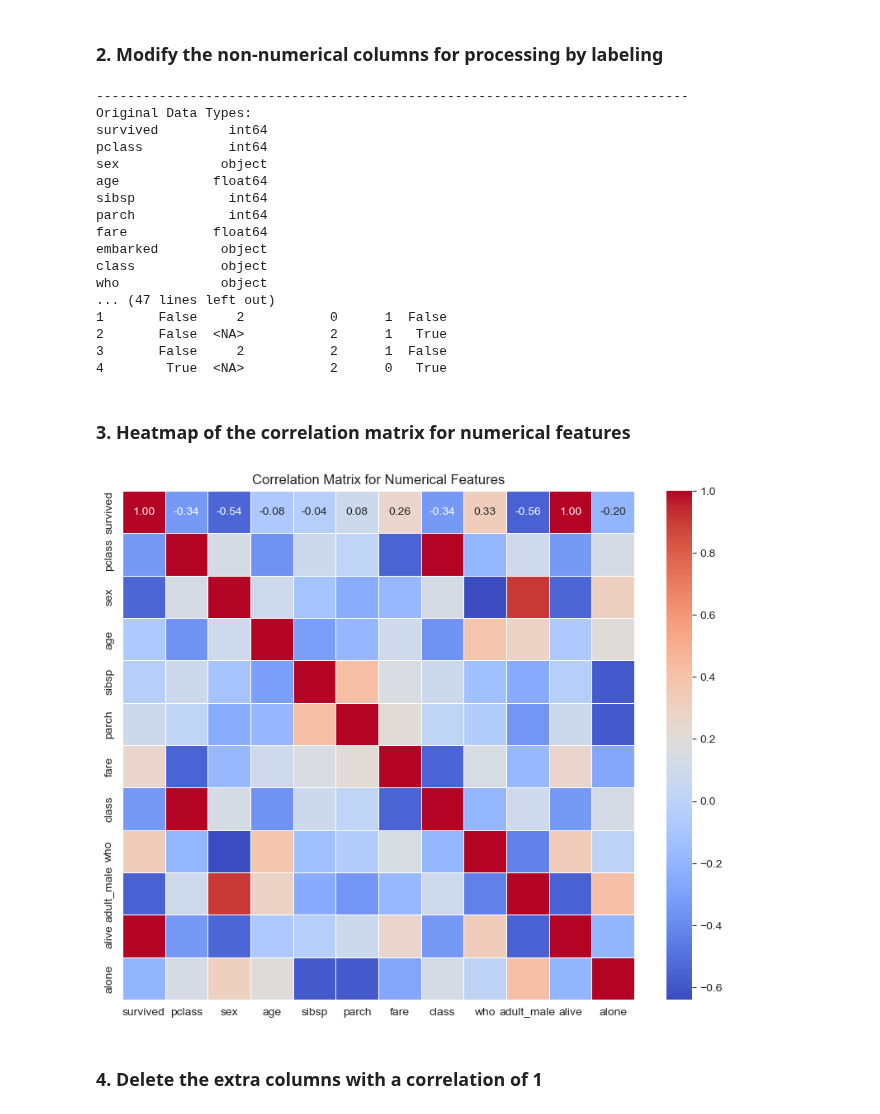
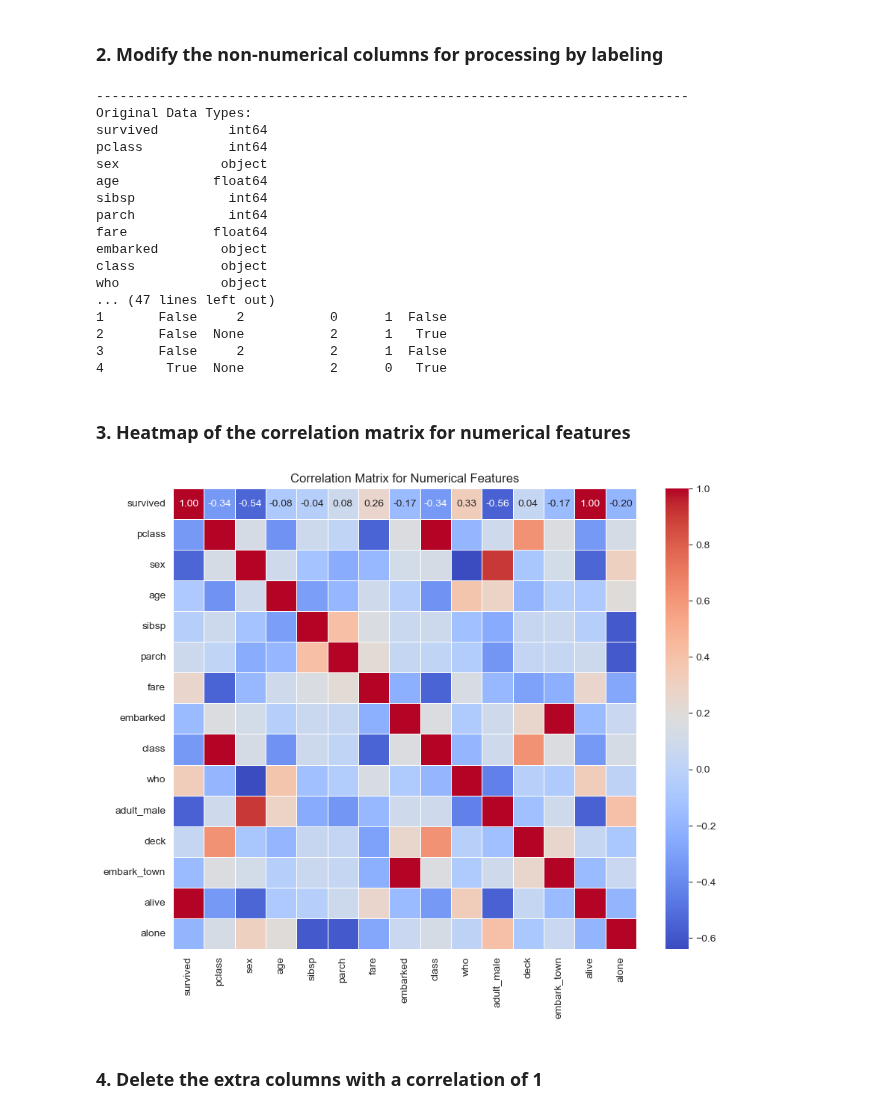
Before and after one commit to amirZZZkiller/DS-Course-Projects, a Jupyter notebook: CA2/Akbari_Azad_Baghestani_JamaliDS4022_CA2.ipynb, the cells around one changed output. Saved outputs shown, nothing was run; the diff lists cells and outputs as text; code cells hidden in the pictures.

```diff
--- a/CA2/Akbari_Azad_Baghestani_JamaliDS4022_CA2.ipynb
+++ b/CA2/Akbari_Azad_Baghestani_JamaliDS4022_CA2.ipynb
@@ -100,8 +100,8 @@ df[categorical_columns] = df[categorical_columns].astype('category')
 for column in categorical_columns:
     # Get the codes for each category, including null values encoded as -1
     df[column] = df[column].cat.codes
-    # Convert -1 values back to NaN
-    df[column] = df[column].replace(-1, pd.NA)
+    # Convert -1 values back to null
+    df[column] = df[column].replace(-1, None)
 
 # Show the type of each data column after label encoding
 print("\n----------------------------------------------------------------------------")
@@ -127,25 +127,22 @@ class           object
 who             object
 ... (47 lines left out)
 1       False     2           0      1  False
-2       False  <NA>           2      1   True
+2       False  None           2      1   True
 3       False     2           2      1  False
-4        True  <NA>           2      0   True
+4        True  None           2      0   True
 # %% [markdown]
 ### 3. Heatmap of the correlation matrix for numerical features
 # %%
-# Identify numerical columns
-numerical_columns = df.select_dtypes(exclude=['object']).columns
-
 # Compute the correlation matrix
-correlation_matrix = df[numerical_columns].corr()
+correlation_matrix = df.corr()
 
 # Generate heatmap
 plt.figure(figsize=(10, 8))
 sns.heatmap(correlation_matrix, annot=True, cmap='coolwarm', fmt=".2f", linewidths=0.5)
 plt.title('Correlation Matrix for Numerical Features')
 plt.show()
 # %% [output]
-[figure, old version]
+[figure, new version]
 # %% [markdown]
 ### 4. Delete the extra columns with a correlation of 1
 # %%
```
Also changed, not shown: parts of 6 cells of this notebook, 2 other files.
